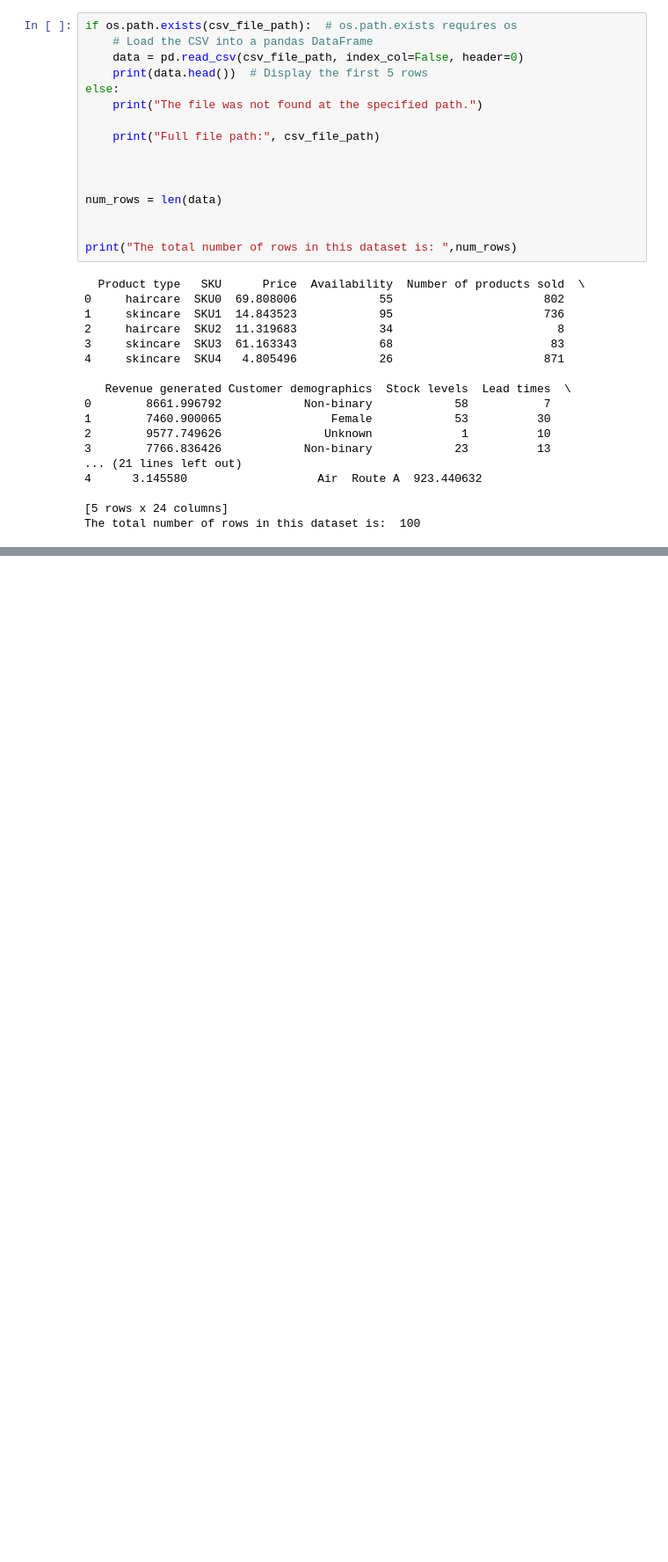
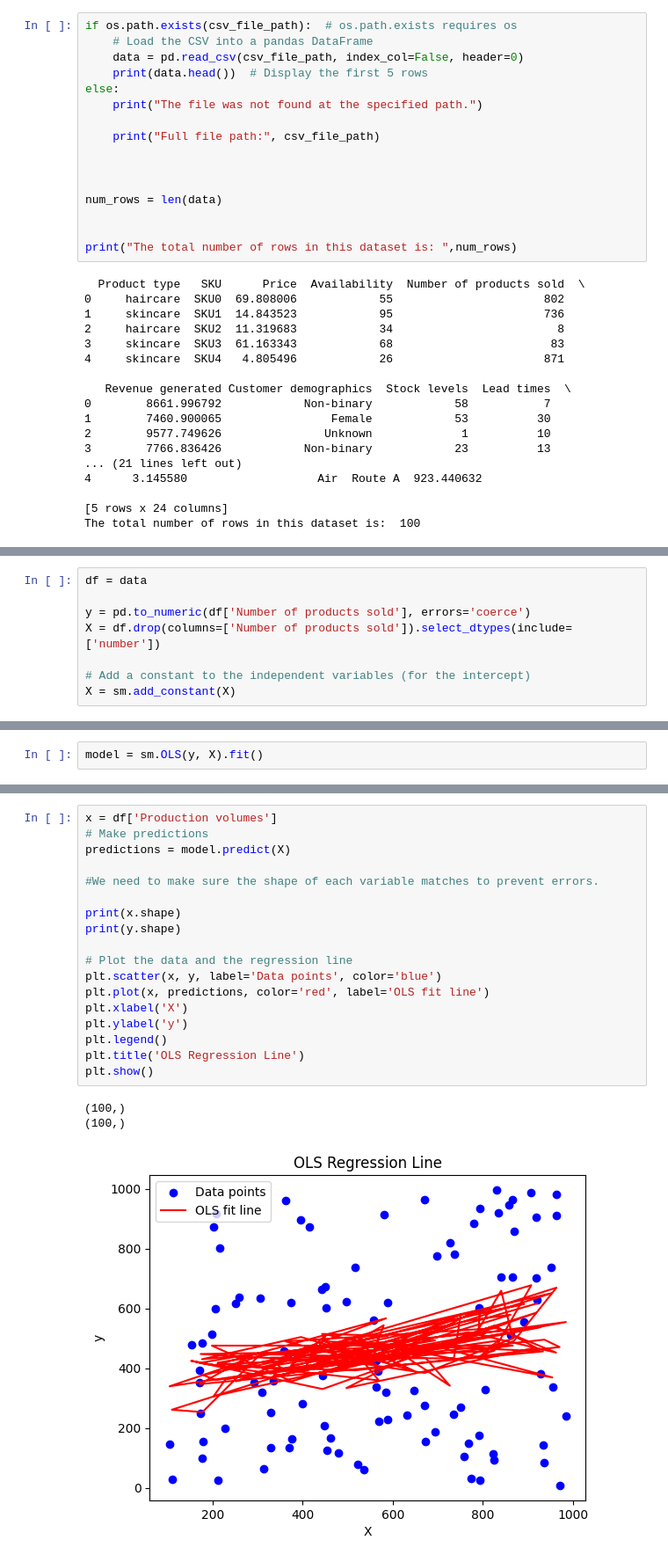
Before and after one commit to abbasjdev/Jupyter_Public, a Jupyter notebook: Supply Chain NB.ipynb, the cells around one changed output, grey strips where cells are left out. Shown: that part at 88% size. Cells and saved outputs as stored; diff of their text form; blank space fills up the shorter version.

```diff
--- a/Supply Chain NB.ipynb
+++ b/Supply Chain NB.ipynb
@@ -86,0 +93,8 @@ ___
+# %%
+df = data
+
+y = pd.to_numeric(df['Number of products sold'], errors='coerce')
+X = df.drop(columns=['Number of products sold']).select_dtypes(include=['number'])
+
+# Add a constant to the independent variables (for the intercept)
+X = sm.add_constant(X)
@@ -86,0 +106,2 @@ ___
+# %%
+model = sm.OLS(y, X).fit()
@@ -86,0 +141,22 @@ ___
+# %%
+x = df['Production volumes']
+# Make predictions
+predictions = model.predict(X)
+
+#We need to make sure the shape of each variable matches to prevent errors.
+
+print(x.shape)
+print(y.shape)
+
+# Plot the data and the regression line
+plt.scatter(x, y, label='Data points', color='blue')
+plt.plot(x, predictions, color='red', label='OLS fit line')
+plt.xlabel('X')
+plt.ylabel('y')
+plt.legend()
+plt.title('OLS Regression Line')
+plt.show()
+# %% [output]
+(100,)
+(100,)
+[figure, added]
```
Also changed, not shown: parts of 13 cells of this notebook.
